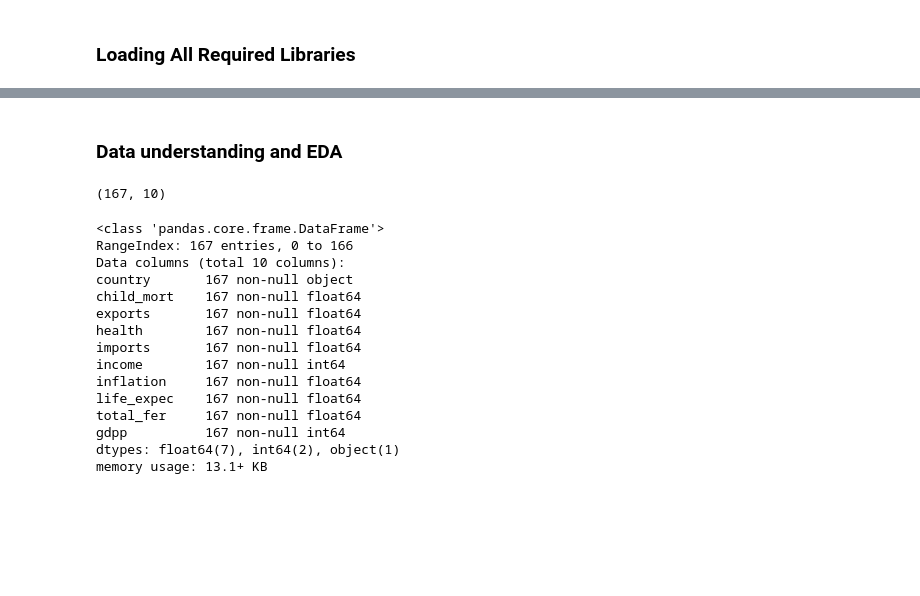
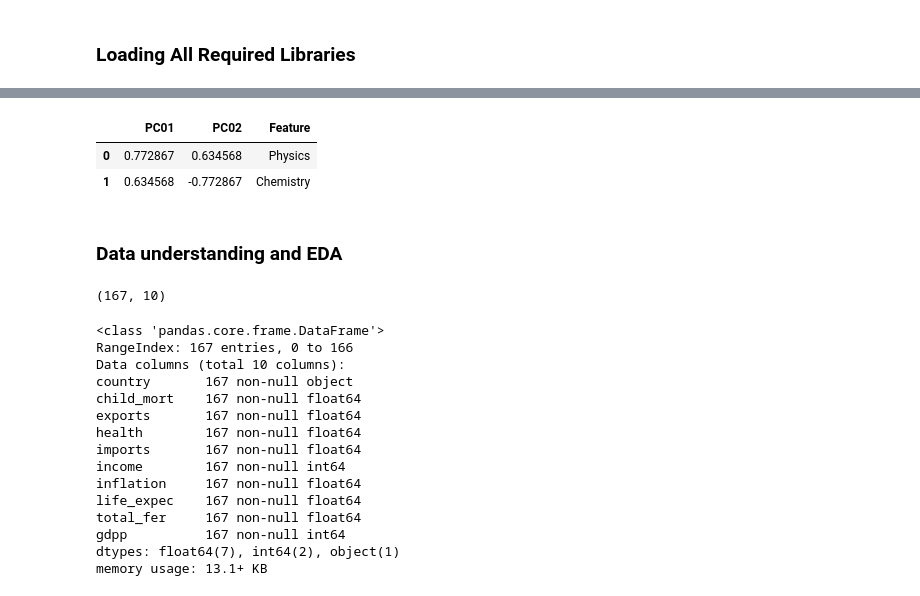
Before and after one commit to dasarpai/ML14-Help-International-Funding-PCA, a Jupyter notebook: Clustering&PCA-Assignment.ipynb, the cells around one changed output, grey strips where cells are left out. Cells and saved outputs as stored; diff of their text form; code cells hidden in the pictures; blank space fills up the shorter version.

```diff
--- a/Clustering&PCA-Assignment.ipynb
+++ b/Clustering&PCA-Assignment.ipynb
@@ -42,3 +42,12 @@ from sklearn.linear_model import LogisticRegression
 # %%
 sns.set_style("white")
 %matplotlib inline
+# %%
+df=pd.DataFrame({'Physics': [30,50,94,44,54,50,46,40,55,30],
+                 "Chemistry":[40,72,76,83,63,89,46,50,49,72],
+                "Maths":[63,50,54,63,63,68,58,72,72,61]})
+# %%
+pca = PCA(svd_solver="randomized",random_state=100)
+
+pca_df = pca.fit_transform(df)
+pca_df
@@ -45,3 +100,10 @@ sns.set_style("white")
+# %%
+pd.DataFrame({'PC01':pca.components_[0],'PC02':pca.components_[1],
+                       'Feature':df.columns})
+# %% [output]
+|  | PC01 | PC02 | Feature |
+| 0 | 0.772867 | 0.634568 | Physics |
+| 1 | 0.634568 | -0.772867 | Chemistry |
 # %% [markdown]
 ### Data understanding and EDA
 # %%
```
Also changed, not shown: parts of 4 cells of this notebook, 6 other files.
